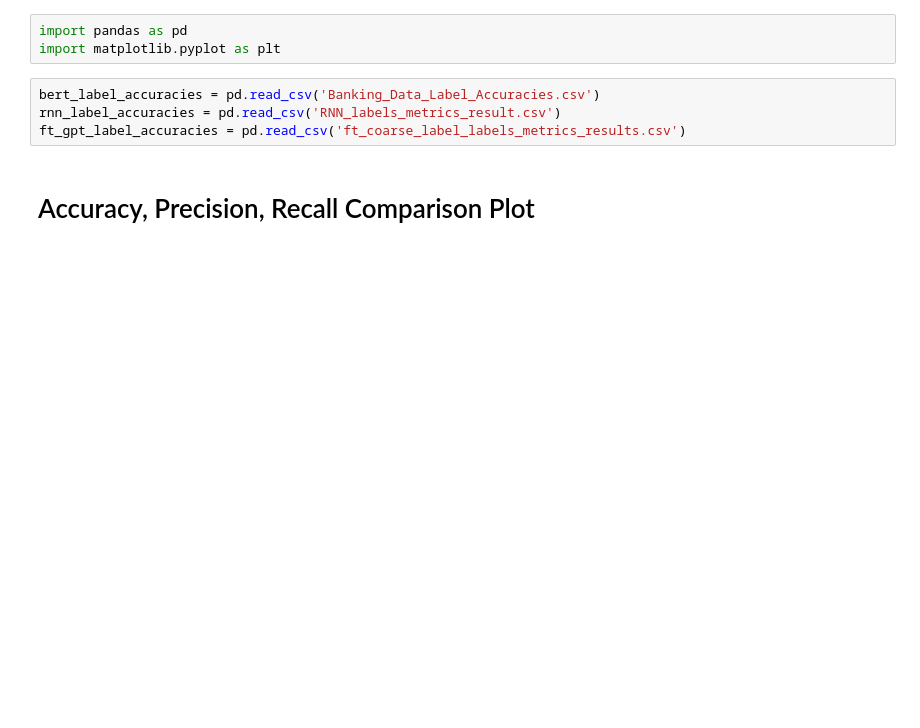
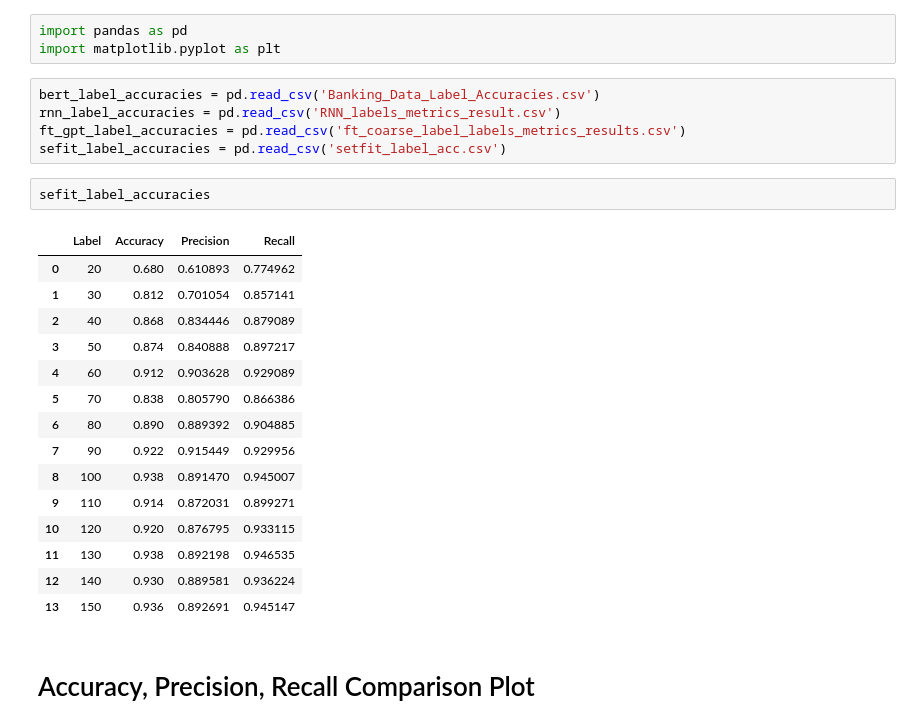
Before and after one commit to iiWhiteii/Anote-Text-Classification, a Jupyter notebook: TREC Dataset/Coarse_Label/Overall Evaluation/Overall_Label_Accuracies.ipynb, the cells around one changed output. Drawn from its saved outputs; the diff is of its cells as text; blank space fills up the shorter version.

```diff
--- a/TREC Dataset/Coarse_Label/Overall Evaluation/Overall_Label_Accuracies.ipynb
+++ b/TREC Dataset/Coarse_Label/Overall Evaluation/Overall_Label_Accuracies.ipynb
@@ -5,6 +5,25 @@ import matplotlib.pyplot as plt
 bert_label_accuracies = pd.read_csv('Banking_Data_Label_Accuracies.csv')
 rnn_label_accuracies = pd.read_csv('RNN_labels_metrics_result.csv')
 ft_gpt_label_accuracies = pd.read_csv('ft_coarse_label_labels_metrics_results.csv')
+sefit_label_accuracies = pd.read_csv('setfit_label_acc.csv')
+# %%
+sefit_label_accuracies
+# %% [output]
+|  | Label | Accuracy | Precision | Recall |
+| 0 | 20 | 0.680 | 0.610893 | 0.774962 |
+| 1 | 30 | 0.812 | 0.701054 | 0.857141 |
+| 2 | 40 | 0.868 | 0.834446 | 0.879089 |
+| 3 | 50 | 0.874 | 0.840888 | 0.897217 |
+| 4 | 60 | 0.912 | 0.903628 | 0.929089 |
+| 5 | 70 | 0.838 | 0.805790 | 0.866386 |
+| 6 | 80 | 0.890 | 0.889392 | 0.904885 |
+| 7 | 90 | 0.922 | 0.915449 | 0.929956 |
+| 8 | 100 | 0.938 | 0.891470 | 0.945007 |
+| 9 | 110 | 0.914 | 0.872031 | 0.899271 |
+| 10 | 120 | 0.920 | 0.876795 | 0.933115 |
+| 11 | 130 | 0.938 | 0.892198 | 0.946535 |
+| 12 | 140 | 0.930 | 0.889581 | 0.936224 |
+| 13 | 150 | 0.936 | 0.892691 | 0.945147 |
 # %% [markdown]
 #  Accuracy, Precision, Recall Comparison Plot
 # %%
```
Also changed, not shown: parts of 1 cell of this notebook, 30 other files.
